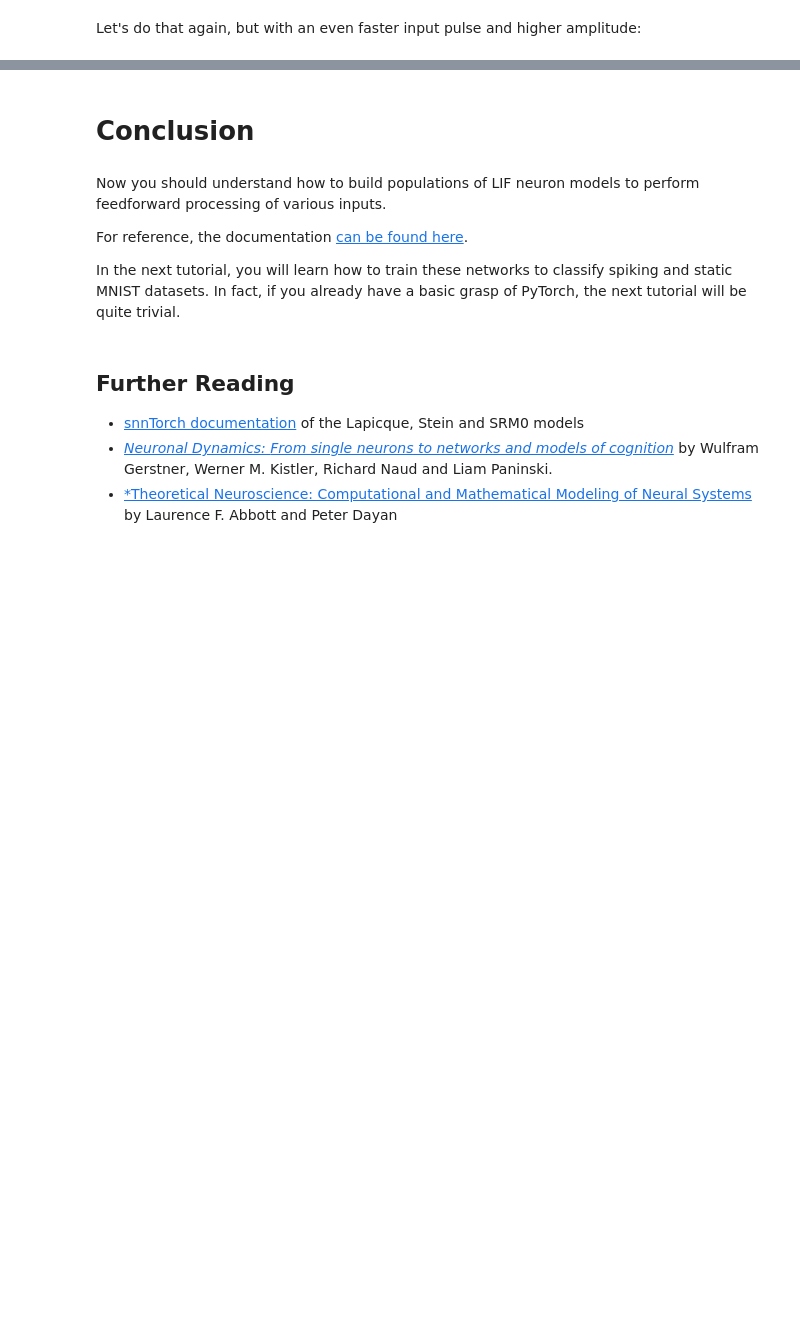
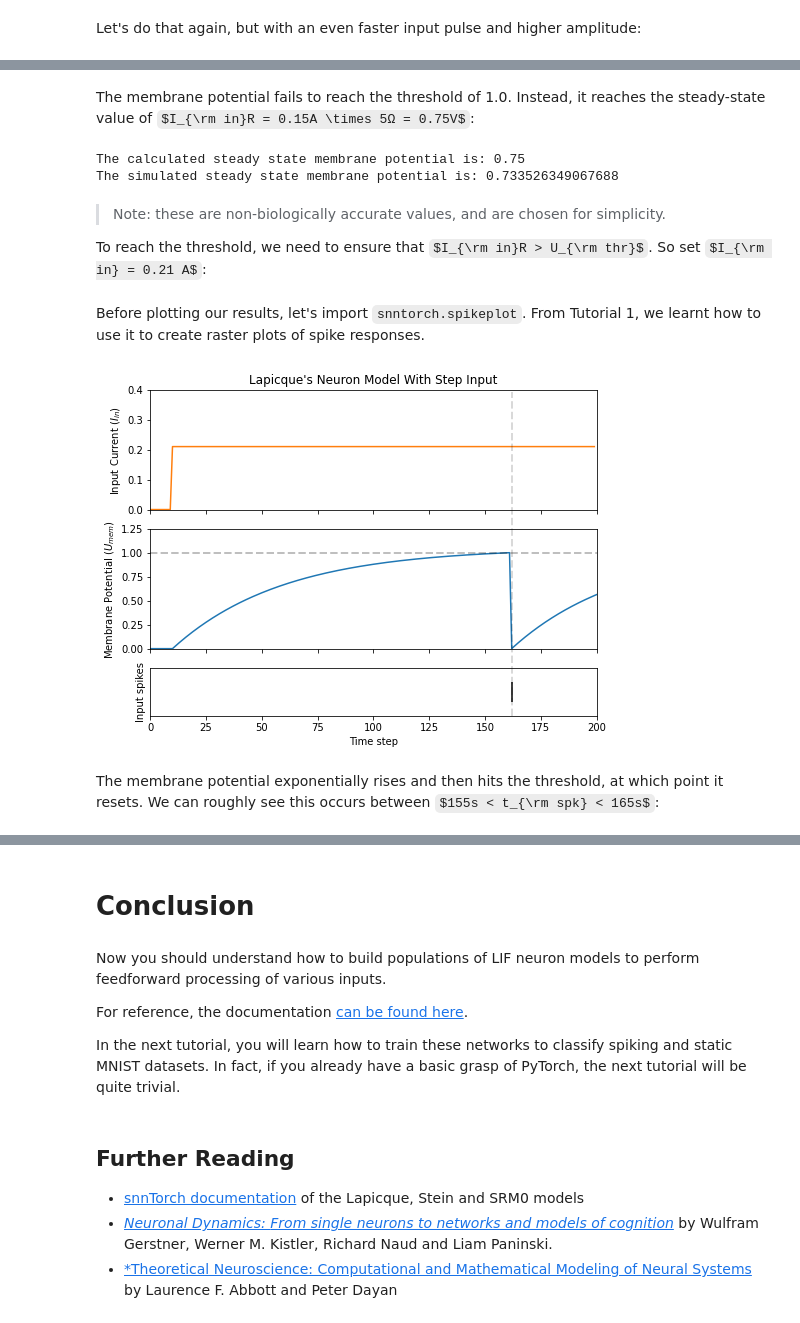
Before and after one commit to jeshraghian/snntorch, a Jupyter notebook: examples/tutorial_2_neurons_update.ipynb, the cells around one changed output, grey strips where cells are left out. Cells and saved outputs as stored; diff of their text form; code cells hidden in the pictures; some formulas as TeX source; blank space fills up the shorter version.

```diff
--- a/examples/tutorial_2_neurons_update.ipynb
+++ b/examples/tutorial_2_neurons_update.ipynb
@@ -528,0 +580,31 @@ So far, we have only seen how a neuron will react to spikes coming in at the inp
+# %% [markdown]
+The membrane potential fails to reach the threshold of 1.0. Instead, it reaches the steady-state value of $I_{\rm in}R = 0.15A \times 5Ω = 0.75V$:
+# %%
+print(f"The calculated steady state membrane potential is: {lif1.R*cur_in[199]}")
+print(f"The simulated steady state membrane potential is: {mem_rec[199][0]}")
+# %% [output]
+The calculated steady state membrane potential is: 0.75
+The simulated steady state membrane potential is: 0.733526349067688
+# %% [markdown]
+> Note: these are non-biologically accurate values, and are chosen for simplicity.
+
+To reach the threshold, we need to ensure that $I_{\rm in}R > U_{\rm thr}$. So set $I_{\rm in} = 0.21 A$:
+# %%
+# Larger current step
+cur_in = torch.cat((torch.zeros(10), torch.ones(190)*0.21), 0)
+
+# Initialize membrane and output
+mem = torch.zeros(1)
+spk_out = torch.zeros(1)
+mem_rec = [mem]
+spk_rec = [spk_out]
+# %%
+# Simulation run across 200 time steps.
+for step in range(num_steps):
+  spk_out, mem = lif2(cur_in[step], mem)
+
+  # record outputs over time
+  mem_rec.append(mem)
+  spk_rec.append(spk_out)
+# %% [markdown]
+Before plotting our results, let's import `snntorch.spikeplot`. From Tutorial 1, we learnt how to use it to create raster plots of spike responses.
@@ -528,0 +613,30 @@ So far, we have only seen how a neuron will react to spikes coming in at the inp
+# %%
+# Generate Plots
+fig, ax = plt.subplots(3, figsize=(8,6), sharex=True,
+                       gridspec_kw = {'height_ratios': [1, 1, 0.4]})
+
+# Plot input current
+ax[0].plot(cur_in, c="tab:orange")
+ax[0].set_ylim([0, 0.4])
+ax[0].set_xlim([0, 200])
+ax[0].set_ylabel("Input Current ($I_{in}$)")
+ax[0].set_title("Lapicque's Neuron Model With Step Input")
+
+# Plot membrane potential
+ax[1].plot(mem_rec)
+ax[1].set_ylim([0, 1.25])
+ax[1].set_ylabel("Membrane Potential ($U_{mem}$)")
+ax[1].axhline(y=1.0, alpha=0.25, linestyle="dashed", c="black", linewidth=2)
+plt.xlabel("Time step")
+
+# Plot output spike using spikeplot
+splt.raster(torch.tensor(spk_rec), ax[2], s=400, c="black", marker="|")
+ax[2].axvline(x=162, ymin=0, ymax=6.75, alpha = 0.15, linestyle="dashed", c="black", linewidth=2, zorder=0, clip_on=False)
+plt.ylabel("Output spikes")
+plt.yticks([])
+
+plt.show()
+# %% [output]
+[figure, added]
+# %% [markdown]
+The membrane potential exponentially rises and then hits the threshold, at which point it resets. We can roughly see this occurs between $155s < t_{\rm spk} < 165s$:
```
Also changed, not shown: parts of 62 cells of this notebook.
